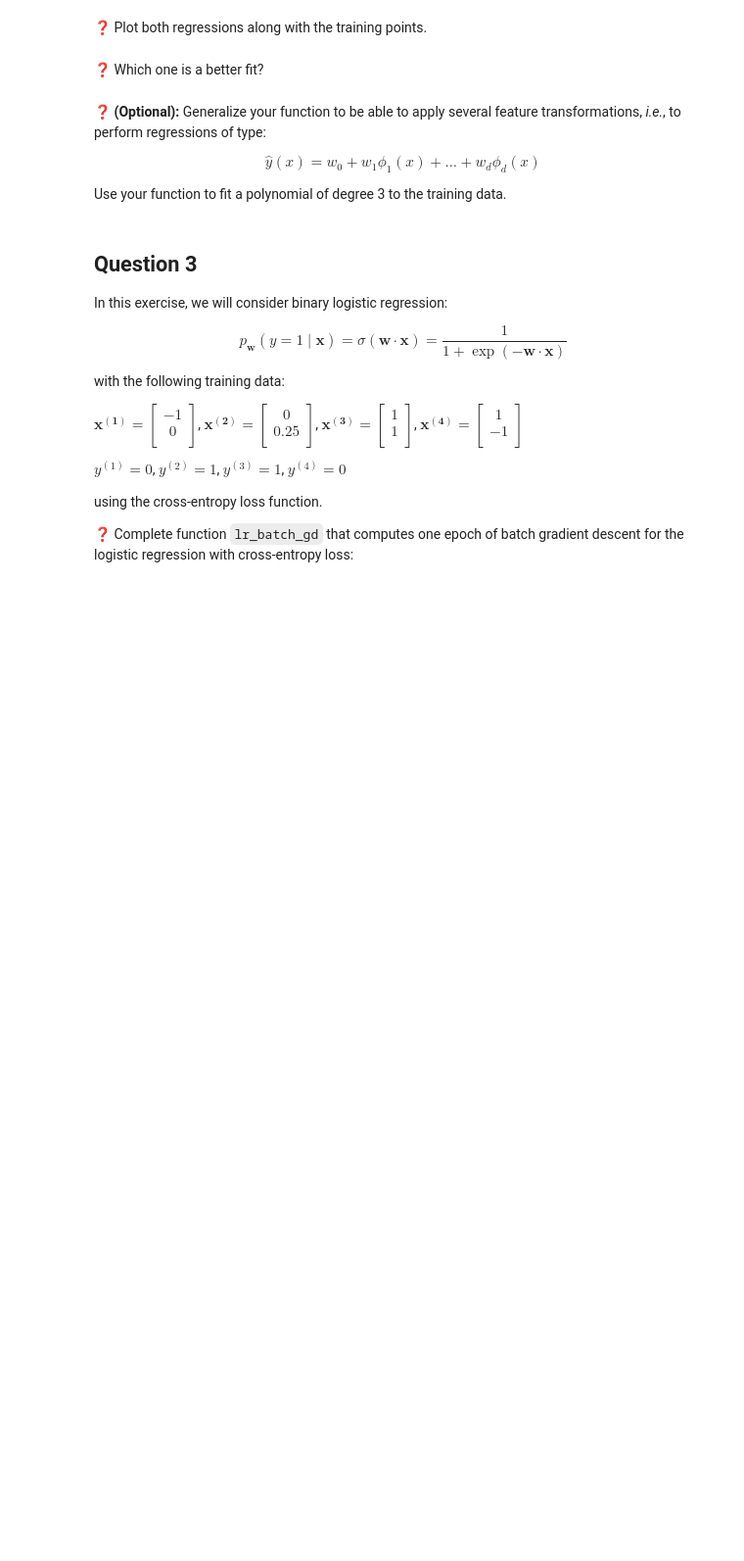
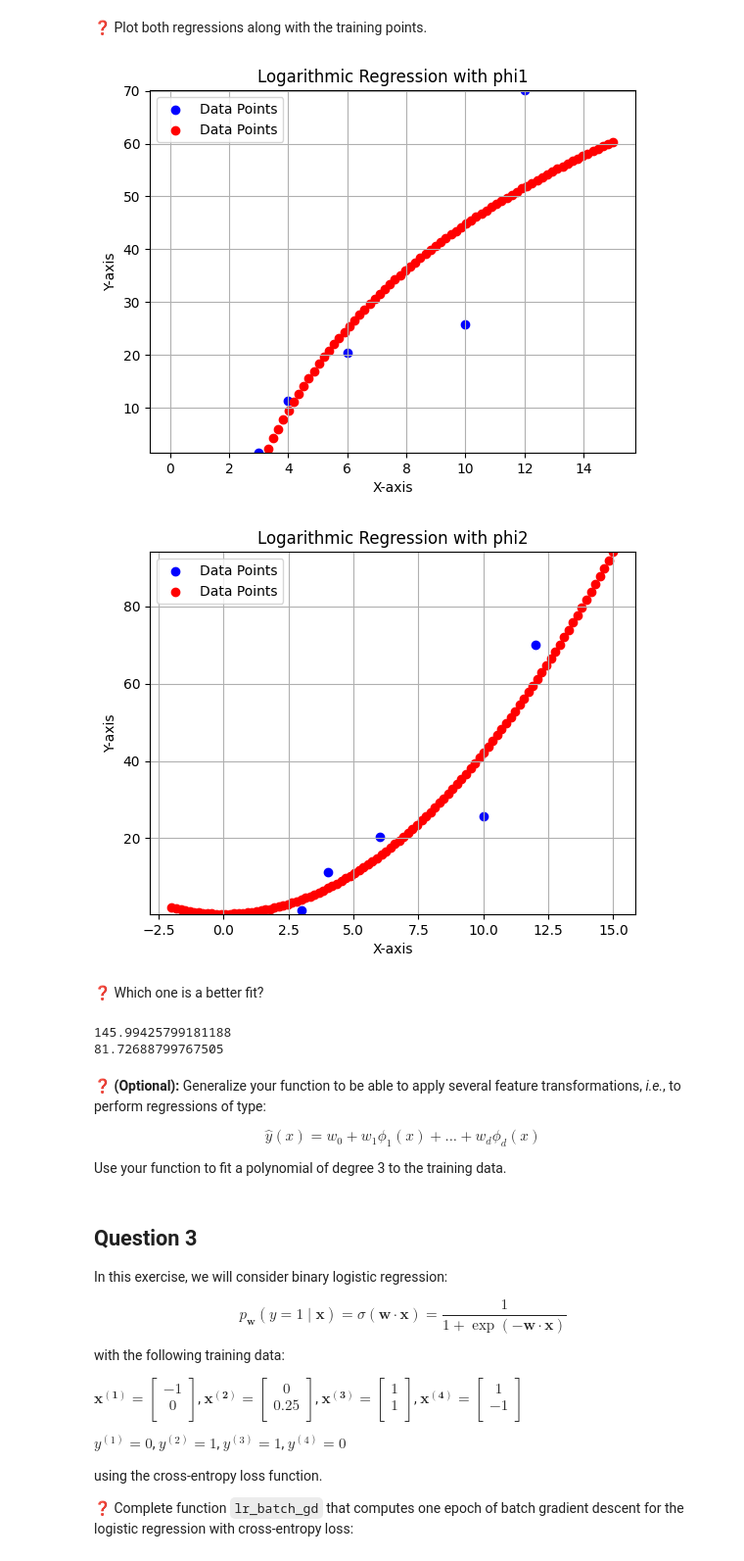
Before and after one commit to MiguelRocha2001/ap-dei-homeworks, a Jupyter notebook: LAB/Lab3/practical_03.ipynb, the cells around one changed output. Shown at 98% size. Cells and saved outputs as stored; diff of their text form; code cells hidden in the pictures; blank space fills up the shorter version.

```diff
--- a/LAB/Lab3/practical_03.ipynb
+++ b/LAB/Lab3/practical_03.ipynb
@@ -97,8 +147,16 @@ def non_linear_regression(x,y,phi):
 
     # Construct X vector (accounting for bias)
 
+    (num_examples, _) = np.shape(x)
+    X_phi = np.concatenate([np.ones((num_examples, 1)), x], axis=1)
+
+    for row in X_phi:
+      row[1] = phi(row[1])
+
     # Find solution
 
+    w = np.linalg.inv((X_phi.T.dot(X_phi))).dot(X_phi.T).dot(y)
+
     return X_phi, w
 # %% [markdown]
 ❓ Fit a regression on the training data with transformation $\phi(x_1) = log(x_1)$.
@@ -122,2 +195,44 @@ plt.show()
+# %%
+#plt.scatter(x,y)
+# your regressions here
+
+z = np.linspace(-2, 15, 100)
+
+# For the first plot with phi1
+X_phi, w = non_linear_regression(x, y, phi1)
+plt.scatter(x, y, color='blue', label='Data Points')
+plt.scatter(z, w.T.dot(np.array([1, phi1(z)])), color='red', label='Data Points')
+plt.title('Logarithmic Regression with phi1')
+plt.xlabel('X-axis')
+plt.ylabel('Y-axis')
+plt.legend()
+plt.grid(True)
+
+# Calculate the y-axis limits for the first plot
+y_min_phi1 = min(y.min(), w.T.dot(np.array([1, phi1(z)])).min())
+y_max_phi1 = max(y.max(), w.T.dot(np.array([1, phi1(z)])).max())
+plt.ylim(y_min_phi1, y_max_phi1)  # Set the y-axis limits
+
+plt.show()
+
+# For the second plot with phi2
+X_phi, w = non_linear_regression(x, y, phi2)
+plt.scatter(x, y, color='blue', label='Data Points')
+plt.scatter(z, w.T.dot(np.array([1, phi2(z)])), color='red', label='Data Points')
+plt.title('Logarithmic Regression with phi2')
+plt.xlabel('X-axis')
+plt.ylabel('Y-axis')
+plt.legend()
+plt.grid(True)
+
+# Calculate the y-axis limits for the second plot
+y_min_phi2 = min(y.min(), w.T.dot(np.array([1, phi2(z)])).min())
+y_max_phi2 = max(y.max(), w.T.dot(np.array([1, phi2(z)])).max())
+plt.ylim(min(y_min_phi1, y_min_phi2), max(y_max_phi1, y_max_phi2))  # Set the y-axis limits
+
+plt.show()
+# %% [output]
+[figure, added]
+[figure, added]
 # %% [markdown]
 ❓ Which one is a better fit?
@@ -126,3 +239,26 @@ plt.show()
+# %%
+# Your code here
+(n, _) = np.shape(x)
+
+X_phi, w = non_linear_regression(x, y, phi1)
+
+sum = 0
+for i in range(n):
+  sum += pow(y[i] - w.T.dot(X_phi[i]), 2)
+
+print(sum / n)
+
+
+X_phi, w = non_linear_regression(x, y, phi2)
+
+sum = 0
+for i in range(n):
+  sum += pow(y[i] - w.T.dot(X_phi[i]), 2)
+
+print(sum / n)
+# %% [output]
+145.99425799181188
+81.72688799767505
 # %% [markdown]
 ❓ **(Optional):** Generalize your function to be able to apply several feature transformations, *i.e.*, to perform regressions of type:
 
```
Also changed, not shown: parts of 25 cells of this notebook.
